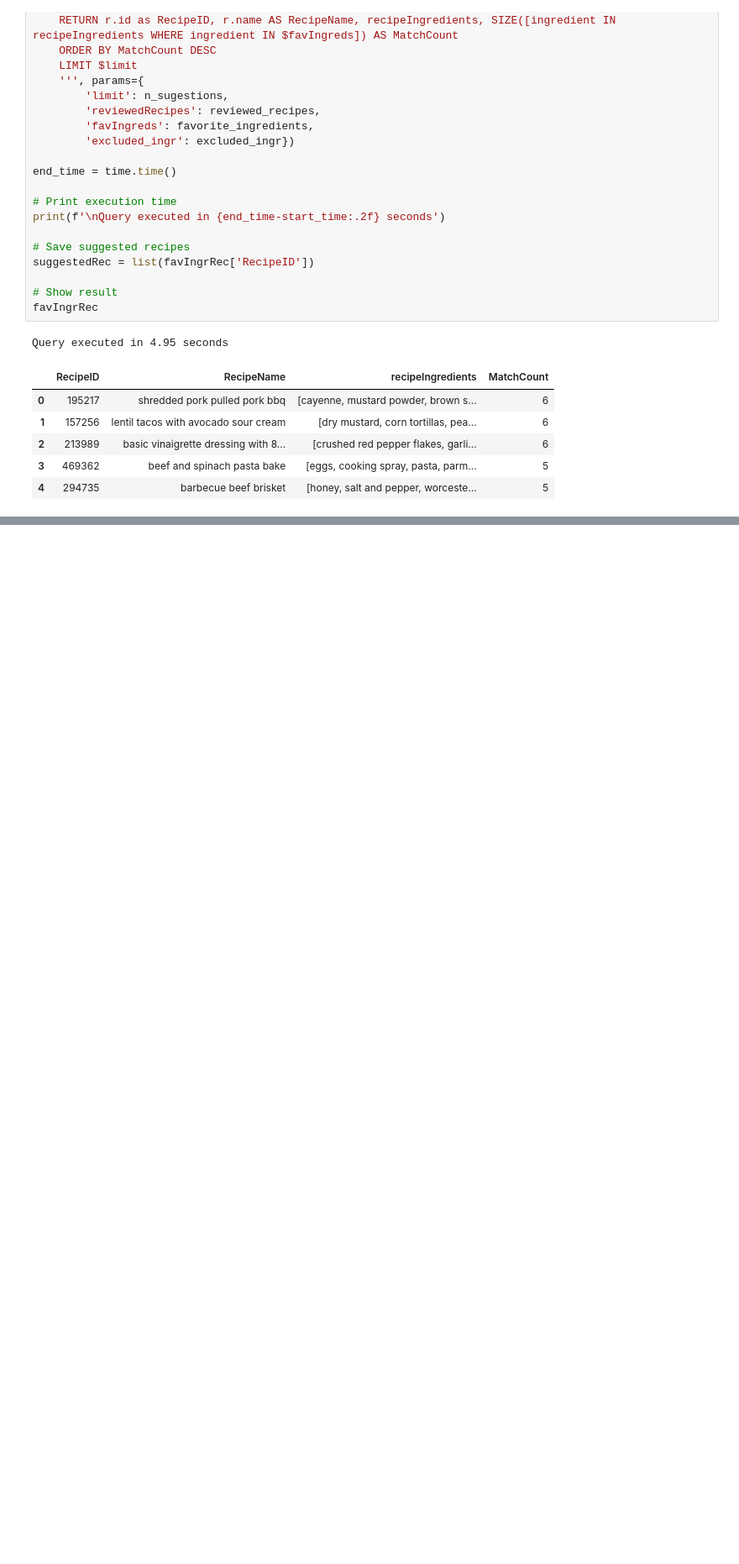
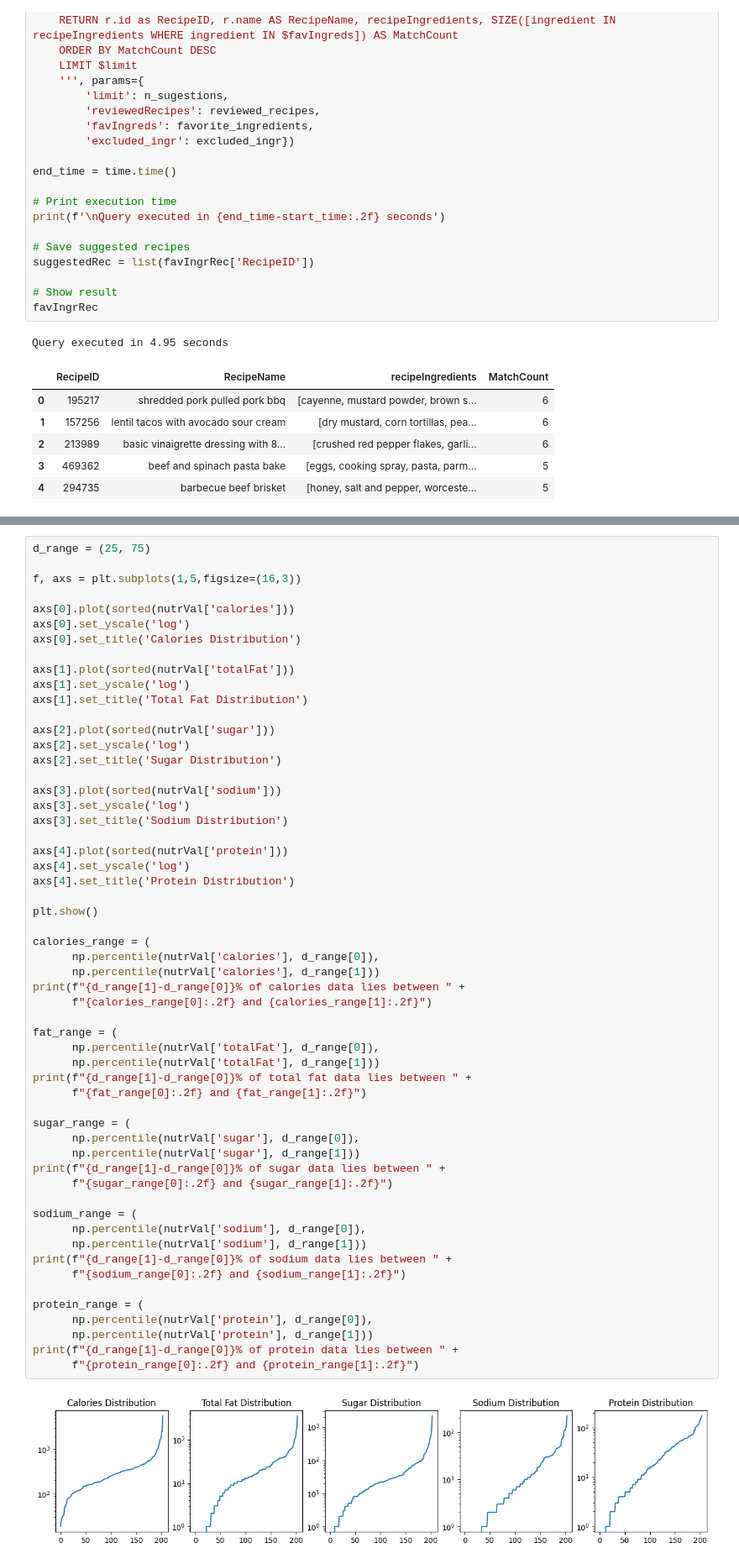
Before and after one commit to luigi-ga/GRec, a Jupyter notebook: graph_recommendation.ipynb, the cells around one changed output, grey strips where cells are left out. Shown at 84% size. Cells and saved outputs as stored; diff of their text form; blank space fills up the shorter version.

```diff
--- a/graph_recommendation.ipynb
+++ b/graph_recommendation.ipynb
@@ -442,0 +495,58 @@ Query executed in 7.87 seconds
+# %%
+d_range = (25, 75)
+
+f, axs = plt.subplots(1,5,figsize=(16,3))
+
+axs[0].plot(sorted(nutrVal['calories']))
+axs[0].set_yscale('log')
+axs[0].set_title('Calories Distribution')
+
+axs[1].plot(sorted(nutrVal['totalFat']))
+axs[1].set_yscale('log')
+axs[1].set_title('Total Fat Distribution')
+
+axs[2].plot(sorted(nutrVal['sugar']))
+axs[2].set_yscale('log')
+axs[2].set_title('Sugar Distribution')
+
+axs[3].plot(sorted(nutrVal['sodium']))
+axs[3].set_yscale('log')
+axs[3].set_title('Sodium Distribution')
+
+axs[4].plot(sorted(nutrVal['protein']))
+axs[4].set_yscale('log')
+axs[4].set_title('Protein Distribution')
+
+plt.show()
+
+calories_range = (
+      np.percentile(nutrVal['calories'], d_range[0]),
+      np.percentile(nutrVal['calories'], d_range[1]))
+print(f"{d_range[1]-d_range[0]}% of calories data lies between " +
+      f"{calories_range[0]:.2f} and {calories_range[1]:.2f}")
+
+fat_range = (
+      np.percentile(nutrVal['totalFat'], d_range[0]),
+      np.percentile(nutrVal['totalFat'], d_range[1]))
+print(f"{d_range[1]-d_range[0]}% of total fat data lies between " +
+      f"{fat_range[0]:.2f} and {fat_range[1]:.2f}")
+
+sugar_range = (
+      np.percentile(nutrVal['sugar'], d_range[0]),
+      np.percentile(nutrVal['sugar'], d_range[1]))
+print(f"{d_range[1]-d_range[0]}% of sugar data lies between " +
+      f"{sugar_range[0]:.2f} and {sugar_range[1]:.2f}")
+
+sodium_range = (
+      np.percentile(nutrVal['sodium'], d_range[0]),
+      np.percentile(nutrVal['sodium'], d_range[1]))
+print(f"{d_range[1]-d_range[0]}% of sodium data lies between " +
+      f"{sodium_range[0]:.2f} and {sodium_range[1]:.2f}")
+
+protein_range = (
+      np.percentile(nutrVal['protein'], d_range[0]),
+      np.percentile(nutrVal['protein'], d_range[1]))
+print(f"{d_range[1]-d_range[0]}% of protein data lies between " +
+      f"{protein_range[0]:.2f} and {protein_range[1]:.2f}")
+# %% [output]
+[figure, added]
```
Also changed, not shown: parts of 10 cells of this notebook.
